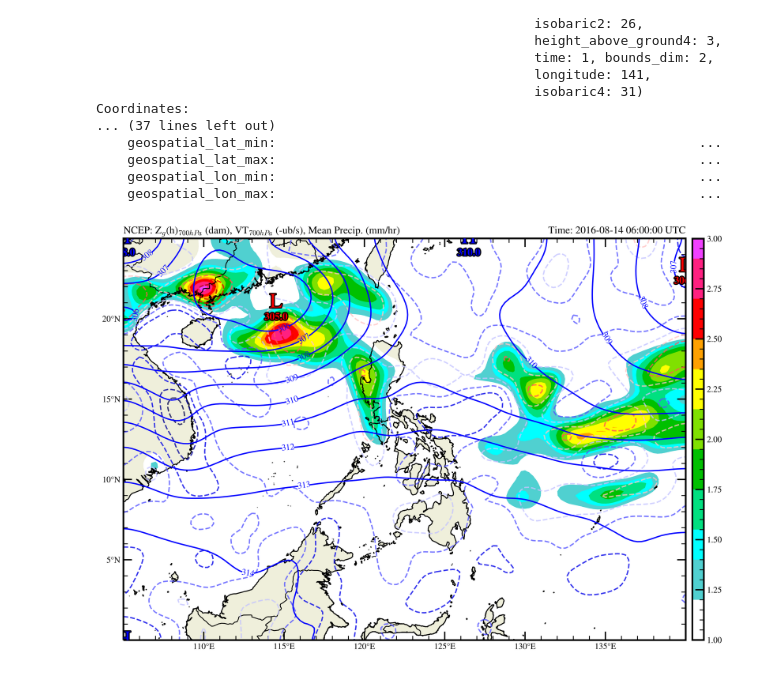
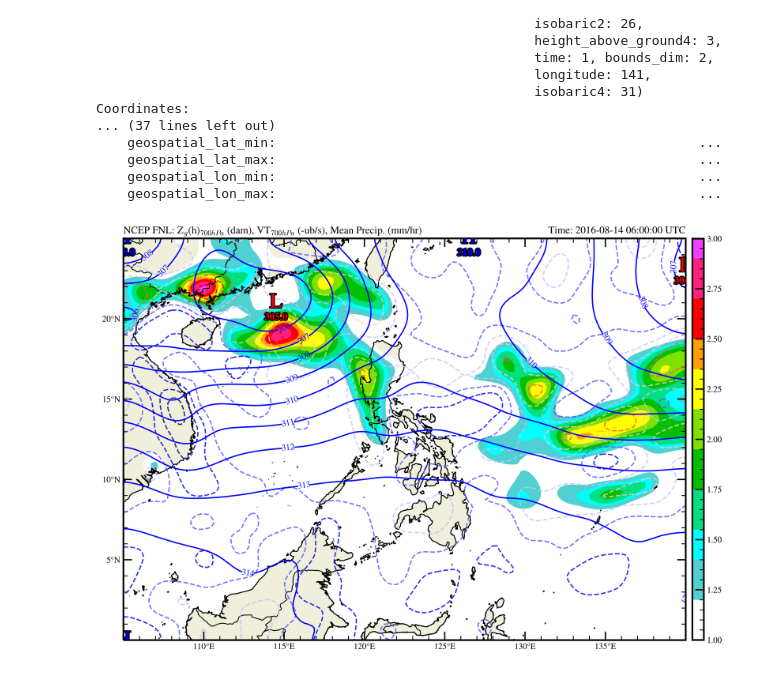
Before and after one commit to AstroCGHA/NCEP-GFS, a Jupyter notebook: GPM, VT, Rains.ipynb, the cells around one changed output. Saved outputs shown, nothing was run; the diff lists cells and outputs as text; code cells hidden in the pictures.

Commit message:
Python 3.9
Data Visualization of 'Steering Level (700 hPa)' Geopotential Height, Vertical Velocity, and Average Precipitation.

```diff
--- a/GPM, VT, Rains.ipynb
+++ b/GPM, VT, Rains.ipynb
@@ -160,32 +160,32 @@ cbar.ax.tick_params(which='minor', length=5, width=1, top=True, right=True, dire
 # Plot Highs and Lows (Min/Max) values of Geopotential Height
 plot_maxmin_points(lons, lats, hght_700dm, 'max', 40, symbol='H', color='b', transform=datacrs)
 plot_maxmin_points(lons, lats, hght_700dm, 'min', 40, symbol='L', color='r', transform=datacrs)
 
 # Make some nice titles for the plot (one right, one left)
-plt.title('NCEP: Z$_{g}$(h)$_{700hPa}$ (dam), VT$_{700hPa}$ (-ub/s), Mean Precip. (mm/hr)', loc='left')
+plt.title('NCEP FNL: Z$_{g}$(h)$_{700hPa}$ (dam), VT$_{700hPa}$ (-ub/s), Mean Precip. (mm/hr)', loc='left')
 plt.title('Time: {} UTC'.format(vtime), loc='right')
 
 # Set X and Y-ticks for Latitude and Longitude Coordinates
 ax.set_yticks(lats, 5, crs=ccrs.PlateCarree())
 ax.set_xticks(lons, 5, crs=ccrs.PlateCarree())
 lat_formatter = cticker.LatitudeFormatter()
 long_formatter = cticker.LongitudeFormatter()
 ax.yaxis.set_major_formatter(lat_formatter)
 ax.xaxis.set_major_formatter(long_formatter)
 ax.set_xticks(ax.get_xticks()[1:7]) #Hide end points of longitude tickmarks
 ax.set_yticks(ax.get_yticks()[1:5]) #Hide end points of latitude tickmarks
 ax.minorticks_on()
 ax.tick_params(which='major', length=10, width=1.5, top=True, right=True, direction='in')
 ax.tick_params(which='minor', length=5, width=1, top=True, right=True, direction='in')
 
 # Adjust image and show
 plt.subplots_adjust(bottom=0, top=1)
 plt.rcParams['axes.linewidth'] = 2
 plt.rcParams['figure.dpi'] = 500
 plt.rcParams['figure.facecolor'] = 'white'
 plt.rcParams['mathtext.fontset'] = 'cm'
 plt.rcParams['font.family'] = 'STIXGeneral'
 plt.savefig('GPM, VT, Rains.jpg', bbox_inches="tight")
 plt.show()
 # %% [output]
-[figure, old version]
+[figure, new version]
```
